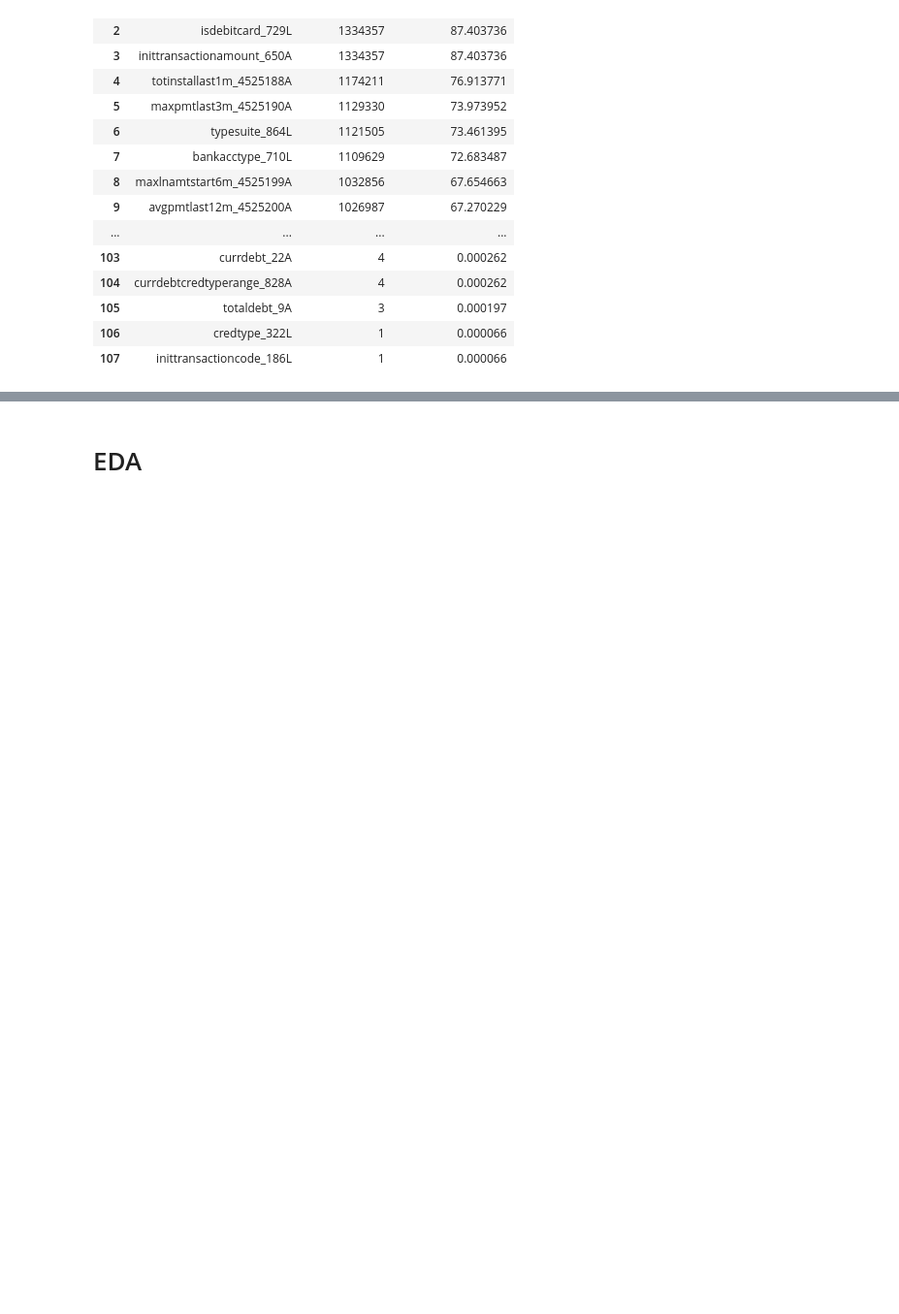
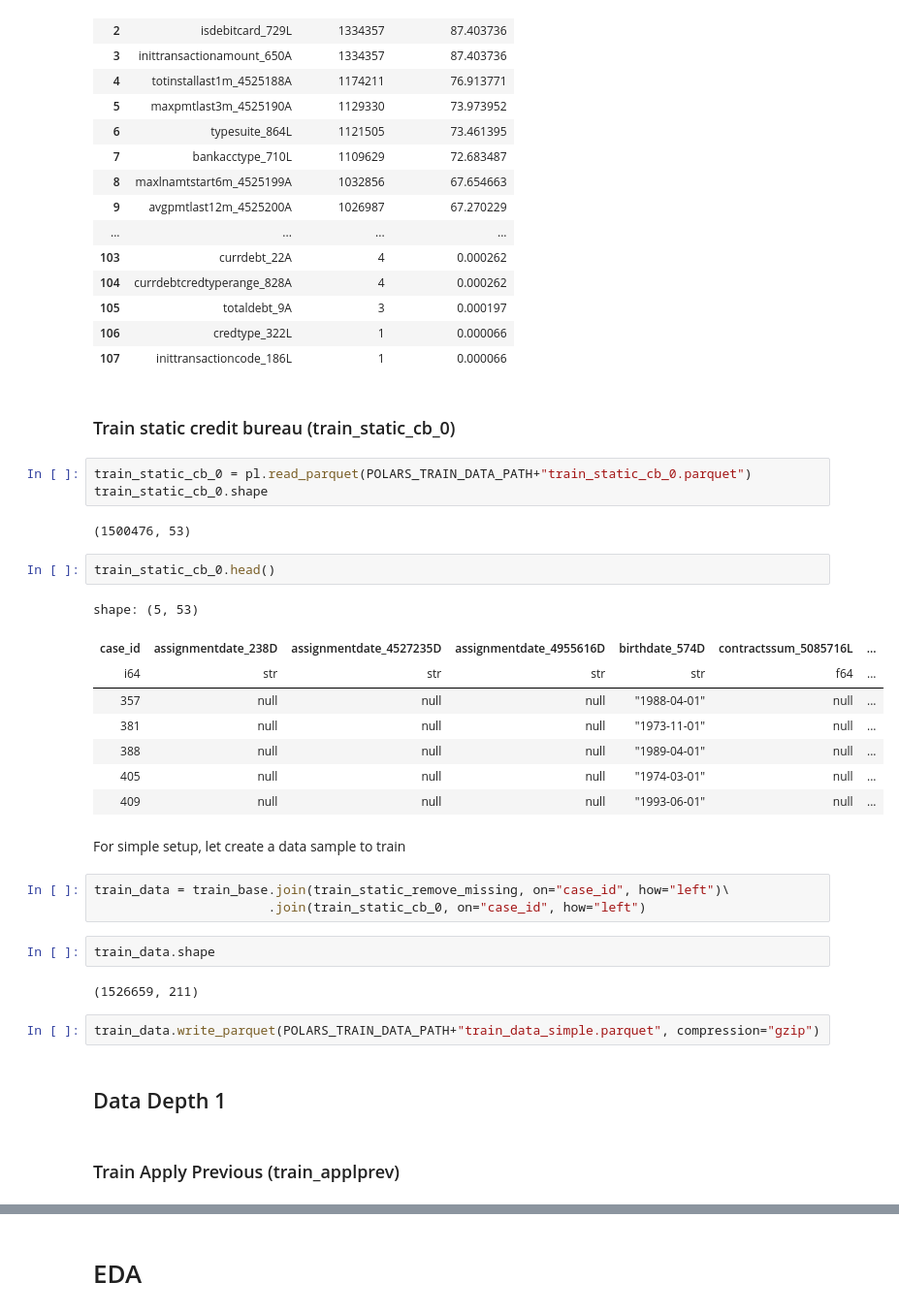
Before and after one commit to ngnquanq/credit-risk-ml-system, a Jupyter notebook: notebooks/1.dataUnderstanding.ipynb, the cells around one changed output, grey strips where cells are left out. Shown: that part at 97% size. Cells and saved outputs as stored; diff of their text form; blank space fills up the shorter version.

Commit message:
feat(simple model): add simple train data

```diff
--- a/notebooks/demo.ipynb
+++ b/notebooks/1.dataUnderstanding.ipynb
@@ -274,3 +223,36 @@ train_static_remove_missing_stats
 | 105 | totaldebt_9A | 3 | 0.000197 |
 | 106 | credtype_322L | 1 | 0.000066 |
 | 107 | inittransactioncode_186L | 1 | 0.000066 |
+# %% [markdown]
+### Train static credit bureau (train_static_cb_0)
+# %%
+train_static_cb_0 = pl.read_parquet(POLARS_TRAIN_DATA_PATH+"train_static_cb_0.parquet")
+train_static_cb_0.shape
+# %% [output]
+(1500476, 53)
+# %%
+train_static_cb_0.head()
+# %% [output]
+shape: (5, 53)
+| case_id | assignmentdate_238D | assignmentdate_4527235D | assignmentdate_4955616D | birthdate_574D | contractssum_5085716L | ... |
+| i64 | str | str | str | str | f64 | ... |
+| 357 | null | null | null | "1988-04-01" | null | ... |
+| 381 | null | null | null | "1973-11-01" | null | ... |
+| 388 | null | null | null | "1989-04-01" | null | ... |
+| 405 | null | null | null | "1974-03-01" | null | ... |
+| 409 | null | null | null | "1993-06-01" | null | ... |
+# %% [markdown]
+For simple setup, let create a data sample to train
+# %%
+train_data = train_base.join(train_static_remove_missing, on="case_id", how="left")\
+                       .join(train_static_cb_0, on="case_id", how="left")
+# %%
+train_data.shape
+# %% [output]
+(1526659, 211)
+# %%
+train_data.write_parquet(POLARS_TRAIN_DATA_PATH+"train_data_simple.parquet", compression="gzip")
+# %% [markdown]
+## Data Depth 1
+# %% [markdown]
+### Train Apply Previous (train_applprev)
```
Also changed, not shown: parts of 4 cells of this notebook, 1 other file.
